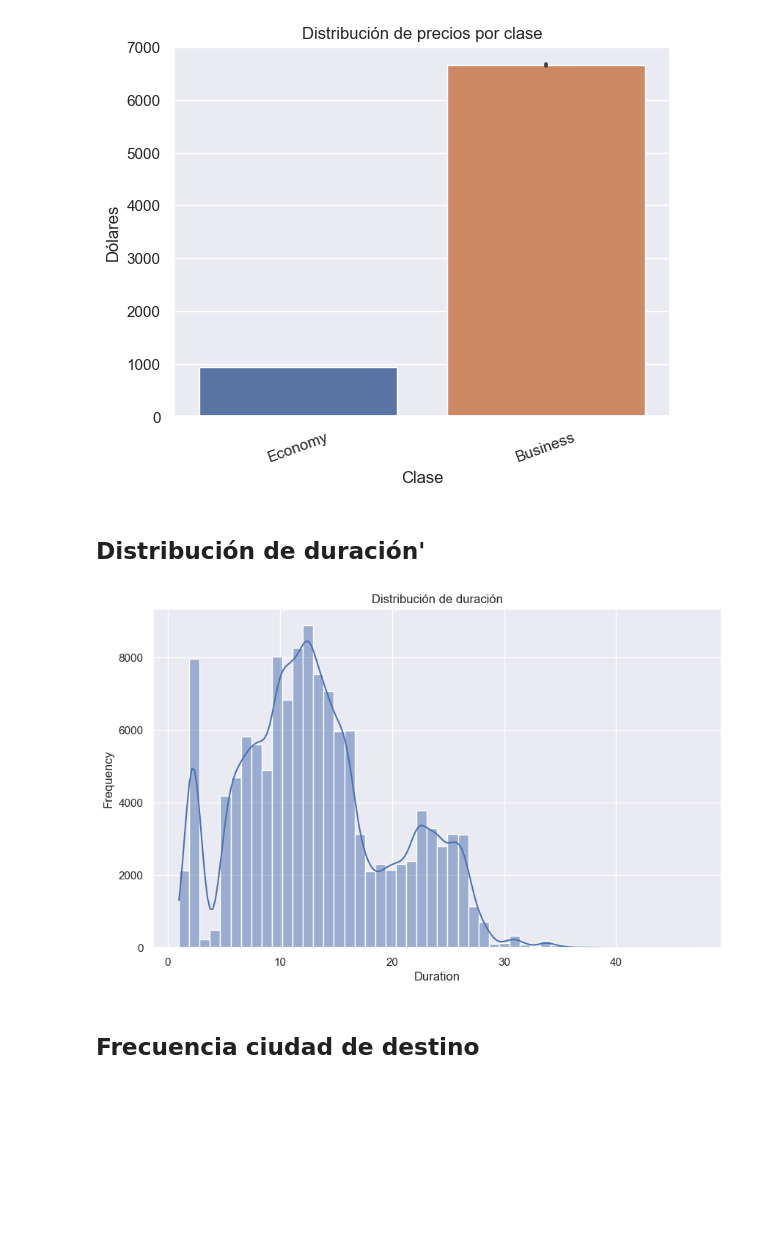
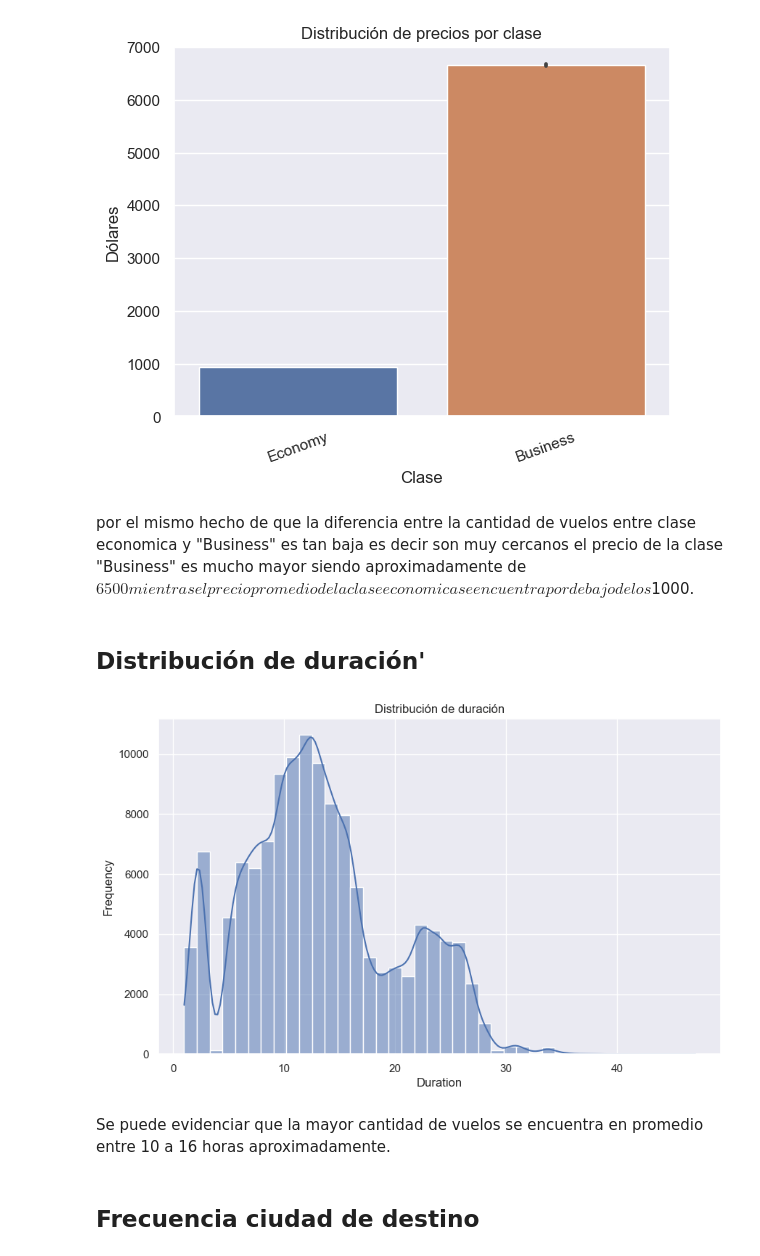
Before and after one commit to td2USA-20232/grupo3, a Jupyter notebook: Descripción data.ipynb, the cells around one changed output. Saved outputs shown, nothing was run; the diff lists cells and outputs as text; code cells hidden in the pictures; blank space fills up the shorter version.

```diff
--- a/Descripción data.ipynb
+++ b/Descripción data.ipynb
@@ -224,17 +233,21 @@ plt.xticks(rotation=20)
 plt.show()
 # %% [output]
 [figure]
+# %% [markdown]
+por el mismo hecho de que la diferencia entre la cantidad de vuelos entre clase economica y "Business" es tan baja es decir son muy cercanos el precio de la clase "Business" es mucho mayor siendo aproximadamente de $6500 mientras el precio promedio de la clase economica se encuentra por debajo de los $1000.
 # %% [markdown]
 ## Distribución de duración'
 # %%
 plt.figure(figsize=(10, 6))
-sns.histplot(data=data, x='duration', bins=50, kde=True)  # Ajusta el número de bins según tus necesidades
+sns.histplot(data=data, x='duration', bins=40, kde=True)  # Ajusta el número de bins según tus necesidades
 plt.xlabel('Duration')
 plt.ylabel('Frequency')
 plt.title('Distribución de duración')
 plt.show()
 # %% [output]
-[figure, old version]
+[figure, new version]
+# %% [markdown]
+Se puede evidenciar que la mayor cantidad de vuelos se encuentra en promedio entre 10 a 16 horas aproximadamente.
 # %% [markdown]
 ## Frecuencia ciudad de destino
 # %%
```
Also changed, not shown: parts of 34 cells of this notebook.
